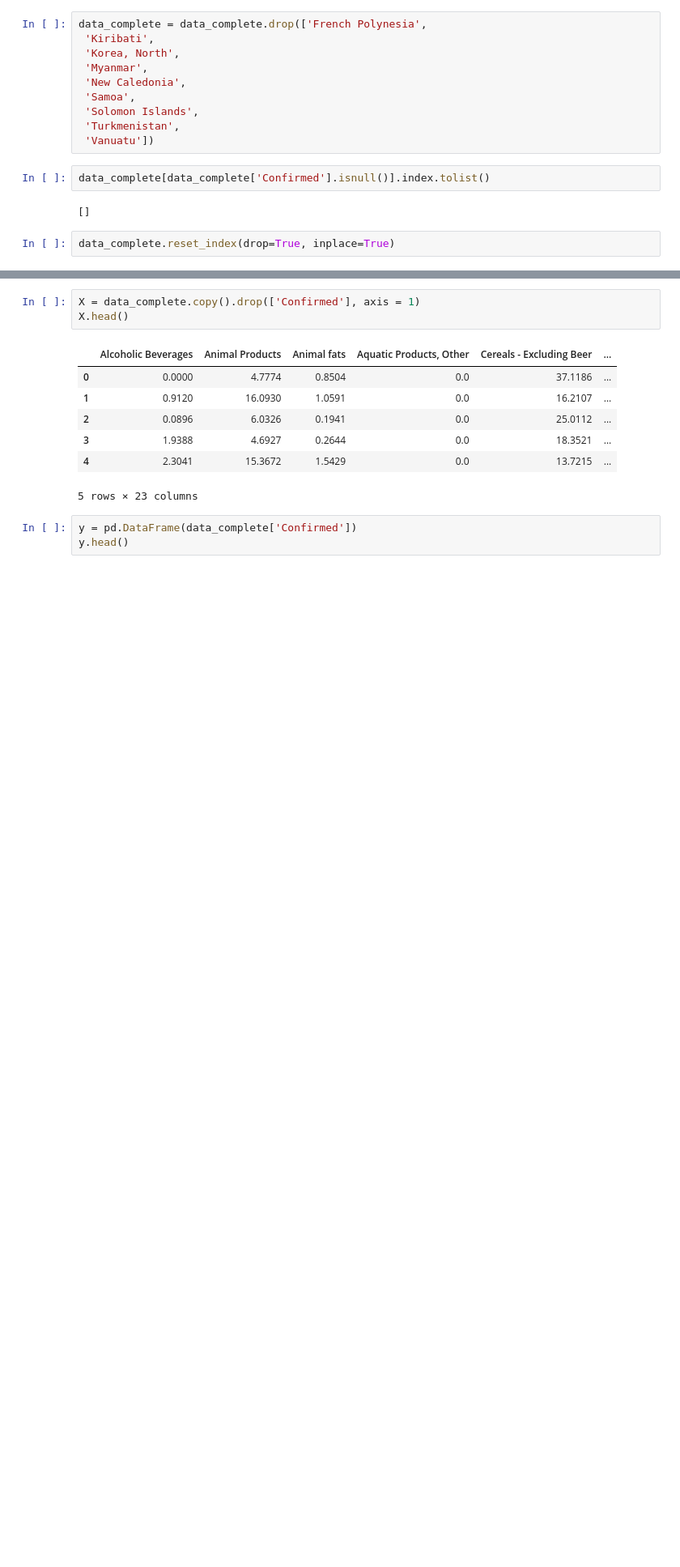
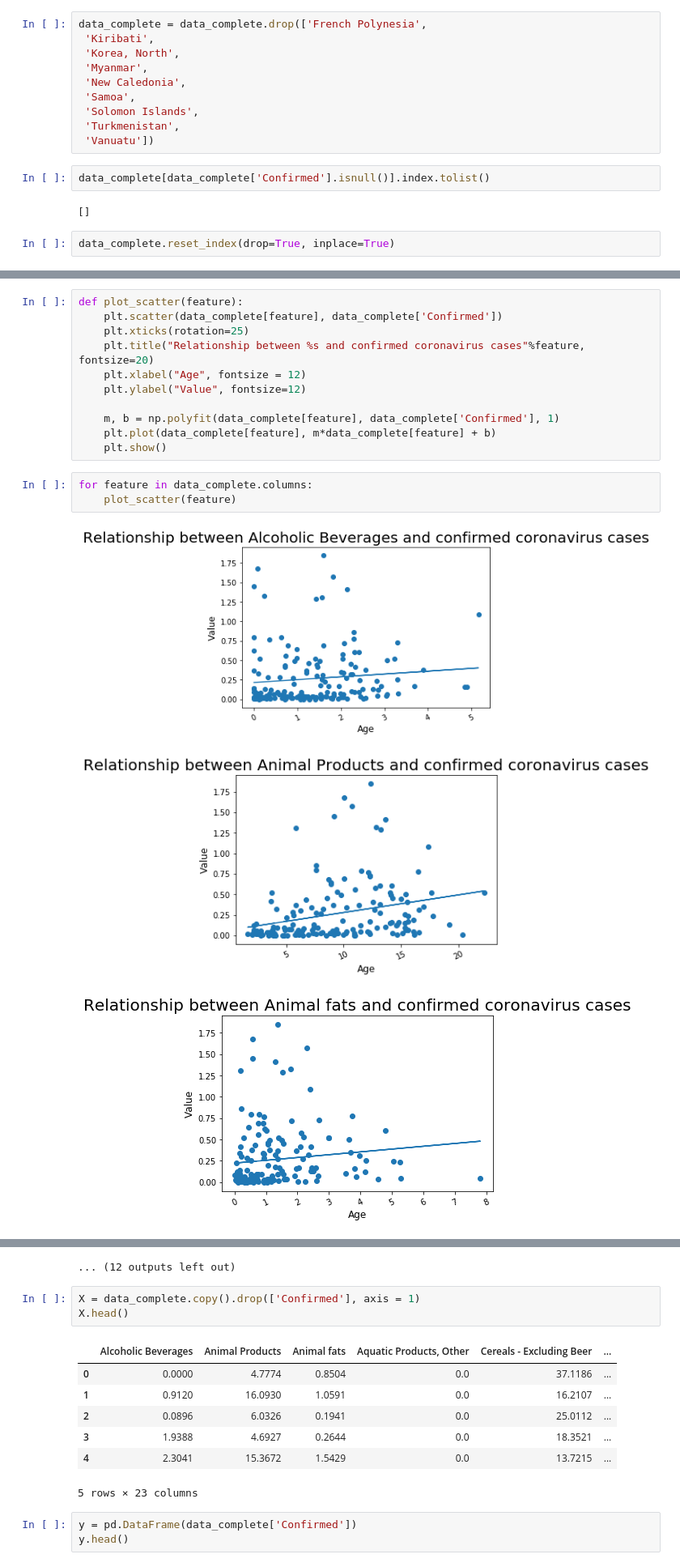
Before and after one commit to anastasia21112/web-food-covid, a Jupyter notebook: Regression Model.ipynb, the cells around one changed output, grey strips where cells are left out. Shown: that part at 81% size. Drawn from its saved outputs; the diff is of its cells as text; blank space fills up the shorter version.

```diff
--- a/Regression Model.ipynb
+++ b/Regression Model.ipynb
@@ -123,0 +153,18 @@ data_complete.reset_index(drop=True, inplace=True)
+# %%
+def plot_scatter(feature):
+    plt.scatter(data_complete[feature], data_complete['Confirmed'])
+    plt.xticks(rotation=25)
+    plt.title("Relationship between %s and confirmed coronavirus cases"%feature, fontsize=20)
+    plt.xlabel("Age", fontsize = 12)
+    plt.ylabel("Value", fontsize=12)
+
+    m, b = np.polyfit(data_complete[feature], data_complete['Confirmed'], 1)
+    plt.plot(data_complete[feature], m*data_complete[feature] + b)
+    plt.show()
+# %%
+for feature in data_complete.columns:
+    plot_scatter(feature)
+# %% [output]
+[figure, added]
+[figure, added]
+[figure, added]
@@ -124,3 +180,4 @@ data_complete.reset_index(drop=True, inplace=True)
+... (12 outputs left out)
 # %%
 X = data_complete.copy().drop(['Confirmed'], axis = 1)
 X.head()
```
Also changed, not shown: parts of 7 cells of this notebook.
